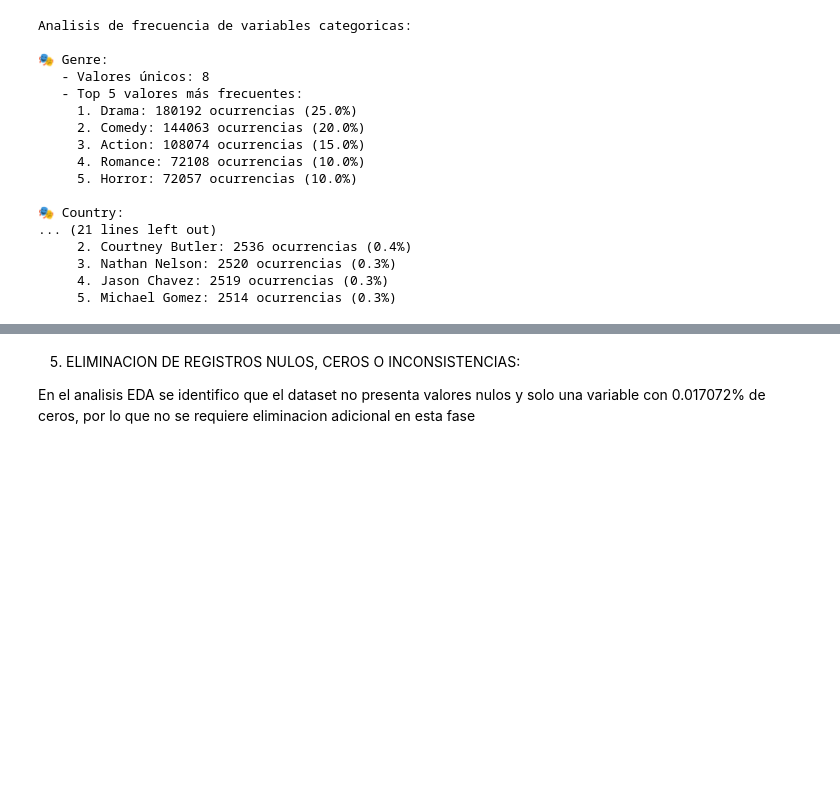
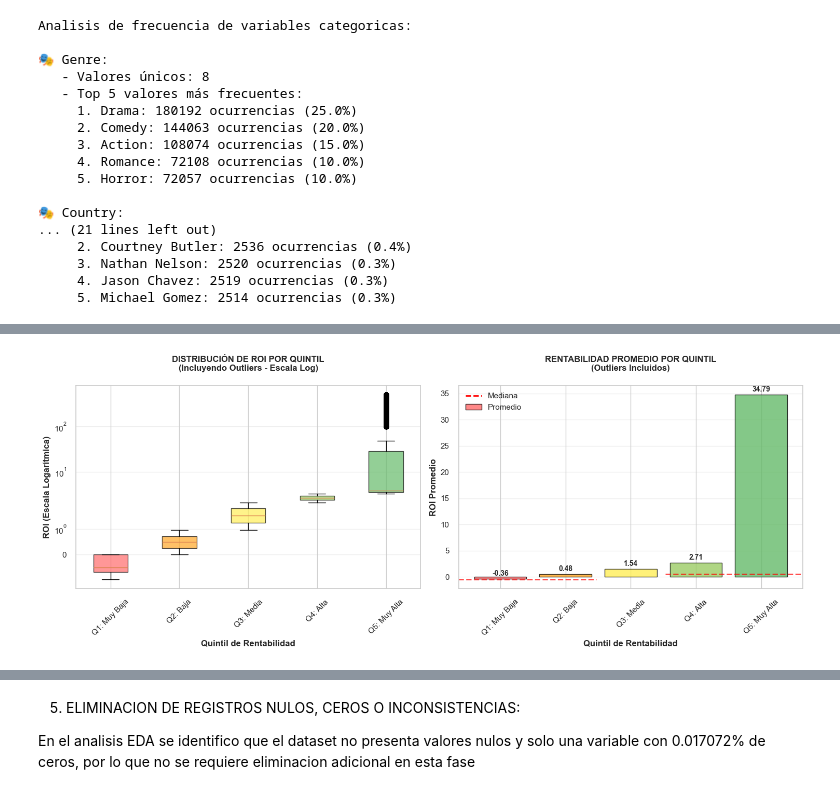
Before and after one commit to JuanCaTorres221/LaboratorioIA2, a Jupyter notebook: EDA/EDA.ipynb, the cells around one changed output, grey strips where cells are left out. Cells and saved outputs as stored; diff of their text form; code cells hidden in the pictures; blank space fills up the shorter version.

```diff
--- a/EDA/EDA.ipynb
+++ b/EDA/EDA.ipynb
@@ -292,0 +323,78 @@ if 'ReleaseYear' in df.columns:
+# %%
+fig, (ax1, ax2) = plt.subplots(1, 2, figsize=(15, 6))
+
+colors = ['#ff6b6b', '#ffa726', '#ffee58', '#9ccc65', '#66bb6a']
+etiquetas_correctas = ['Q1: Muy Baja', 'Q2: Baja', 'Q3: Media', 'Q4: Alta', 'Q5: Muy Alta']
+
+# 2A. BOXPLOT CON ESCALA LOGARÍTMICA (MEJOR VISUALIZACIÓN CON OUTLIERS)
+data_por_quintil = [df[df['Quintil_Rentabilidad'] == quintil]['ROI'] for quintil in df['Quintil_Rentabilidad'].cat.categories]
+box = ax1.boxplot(data_por_quintil, labels=etiquetas_correctas, patch_artist=True)
+
+# Colorear los boxplots
+for patch, color in zip(box['boxes'], colors):
+    patch.set_facecolor(color)
+    patch.set_alpha(0.7)
+
+ax1.set_yscale('symlog')  # Escala logarítmica simétrica para valores negativos y positivos
+ax1.set_xlabel('Quintil de Rentabilidad', fontweight='bold')
+ax1.set_ylabel('ROI (Escala Logarítmica)', fontweight='bold')
+ax1.set_title('DISTRIBUCIÓN DE ROI POR QUINTIL\n(Incluyendo Outliers - Escala Log)',
+              fontweight='bold', pad=20, fontsize=12)
+ax1.tick_params(axis='x', rotation=45)
+ax1.grid(True, alpha=0.3, axis='y')
+
+# 2B. ROI PROMEDIO POR QUINTIL (CON VALORES REALES)
+roi_promedio = df.groupby('Quintil_Rentabilidad')['ROI'].mean()
+roi_mediano = df.groupby('Quintil_Rentabilidad')['ROI'].median()
+
+bars = ax2.bar(etiquetas_correctas, roi_promedio.values, color=colors, alpha=0.8,
+               edgecolor='black', label='Promedio')
+ax2.set_xlabel('Quintil de Rentabilidad', fontweight='bold')
+ax2.set_ylabel('ROI Promedio', fontweight='bold')
+ax2.set_title('RENTABILIDAD PROMEDIO POR QUINTIL\n(Outliers Incluidos)',
+              fontweight='bold', pad=20, fontsize=12)
+ax2.tick_params(axis='x', rotation=45)
+ax2.grid(True, alpha=0.3, axis='y')
+
+# Añadir valores en barras
+for i, (bar, valor_promedio, valor_mediano) in enumerate(zip(bars, roi_promedio.values, roi_mediano.values)):
+    height = bar.get_height()
+    ax2.text(bar.get_x() + bar.get_width()/2., height + 0.3, f'{valor_promedio:.2f}',
+             ha='center', va='bottom', fontweight='bold', fontsize=10)
+
+    # Añadir línea de mediana
+    ax2.axhline(y=valor_mediano, xmin=bar.get_x(), xmax=bar.get_x() + bar.get_width(),
+                color='red', linestyle='--', alpha=0.7, linewidth=2)
+
+# Añadir leyenda para mediana
+ax2.plot([], [], color='red', linestyle='--', linewidth=2, label='Mediana')
+ax2.legend(loc='upper left')
+
+plt.tight_layout()
+plt.show()
+
+# ANÁLISIS ESTADISTICO COMPARATIVO
+print("\n ANALISIS ESTADISTICO POR QUINTIL:")
+print("=" * 50)
+
+for i, quintil in enumerate(df['Quintil_Rentabilidad'].cat.categories):
+    data_quintil = df[df['Quintil_Rentabilidad'] == quintil]['ROI']
+
+    print(f"\n{etiquetas_correctas[i]}:")
+    print(f"   • Películas: {len(data_quintil):,}")
+    print(f"   • ROI Promedio: {data_quintil.mean():.2f}")
+    print(f"   • ROI Mediano: {data_quintil.median():.2f}")
+    print(f"   • ROI Mínimo: {data_quintil.min():.2f}")
+    print(f"   • ROI Máximo: {data_quintil.max():.2f}")
+
+    # Análisis de outliers
+    Q1 = data_quintil.quantile(0.25)
+    Q3 = data_quintil.quantile(0.75)
+    IQR = Q3 - Q1
+    outliers_superiores = data_quintil[data_quintil > Q3 + 1.5 * IQR]
+
+    if len(outliers_superiores) > 0:
+        print(f"   • Outliers superiores: {len(outliers_superiores)}")
+        print(f"   • Outlier más extremo: {outliers_superiores.max():.2f}")
+# %% [output]
+[figure, added]
```
Also changed, not shown: parts of 15 cells of this notebook.
